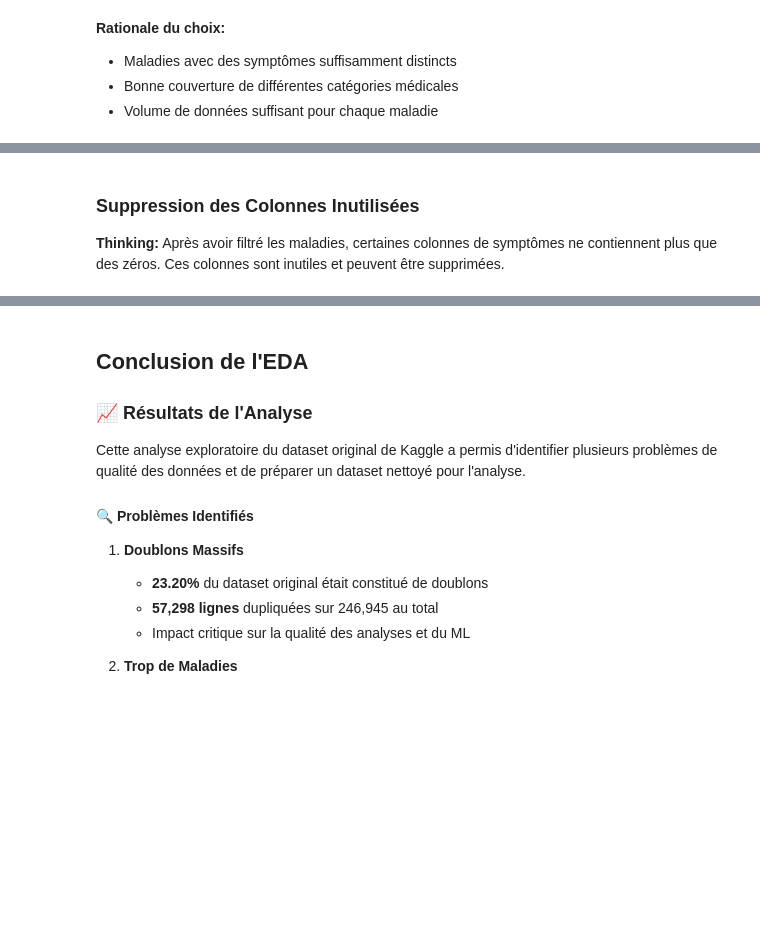
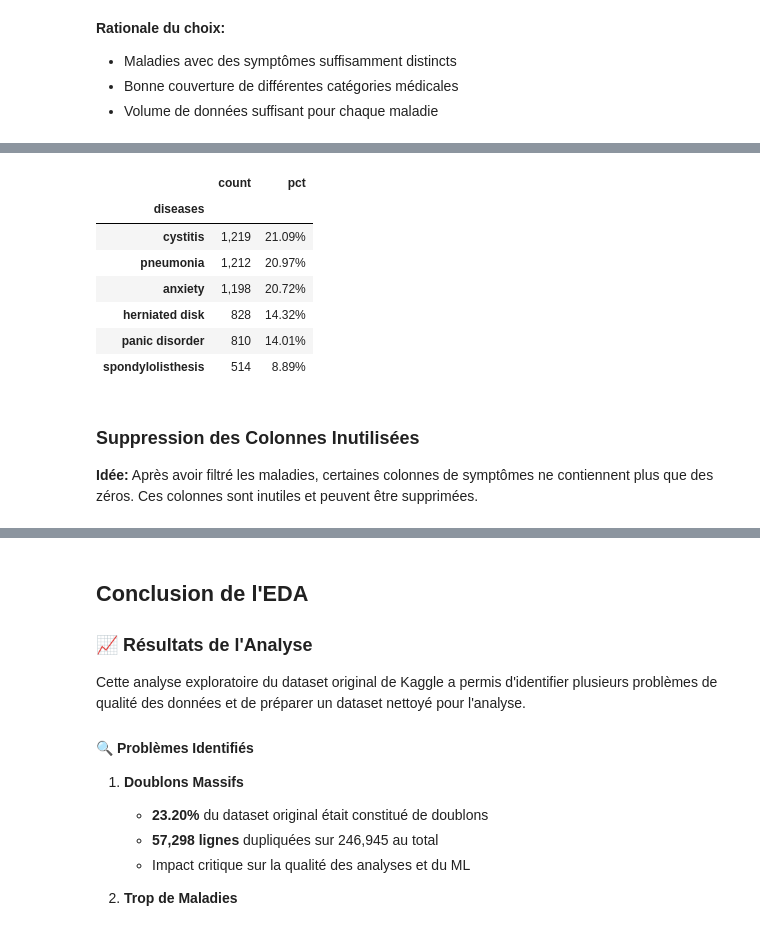
Before and after one commit to matrixise/alyra-ai-dl, a Jupyter notebook: notebooks/eda_dataset_original_kaggle.ipynb, the cells around one changed output, grey strips where cells are left out. Cells and saved outputs as stored; diff of their text form; code cells hidden in the pictures; blank space fills up the shorter version.

```diff
--- a/notebooks/eda_dataset_original_kaggle.ipynb
+++ b/notebooks/eda_dataset_original_kaggle.ipynb
@@ -500,0 +309,5 @@ for disease, count in disease_dist.items():
+# %%
+df_filtered = df_unique[df_unique['diseases'].isin(SELECTED_DISEASES)]
+# distribution_number_df = diseases_df.groupby('diseases').size().sort_values(ascending=False)
+distribution_number_df = df_filtered.value_counts(subset=['diseases'], sort=True)
+distribution_number_df
@@ -501,4 +323,26 @@ for disease, count in disease_dist.items():
+# %%
+distribution_pct_df = df_filtered.value_counts(subset=['diseases'], normalize=True, sort=True)
+# %%
+distribution_df = (
+    distribution_number_df
+    .rename("count")
+    .to_frame()
+    .join(distribution_pct_df.rename("pct"))
+)
+distribution_df.style.format({
+    "count": "{:,}",
+    "pct": "{:.2%}"
+})
+# %% [output]
+|  | count | pct |
+| diseases |  |  |
+| cystitis | 1,219 | 21.09% |
+| pneumonia | 1,212 | 20.97% |
+| anxiety | 1,198 | 20.72% |
+| herniated disk | 828 | 14.32% |
+| panic disorder | 810 | 14.01% |
+| spondylolisthesis | 514 | 8.89% |
 # %% [markdown]
 ### Suppression des Colonnes Inutilisées
 
-**Thinking:** Après avoir filtré les maladies, certaines colonnes de symptômes ne contiennent plus que des zéros. Ces colonnes sont inutiles et peuvent être supprimées.
+**Idée:** Après avoir filtré les maladies, certaines colonnes de symptômes ne contiennent plus que des zéros. Ces colonnes sont inutiles et peuvent être supprimées.
```
Also changed, not shown: parts of 44 cells of this notebook.
